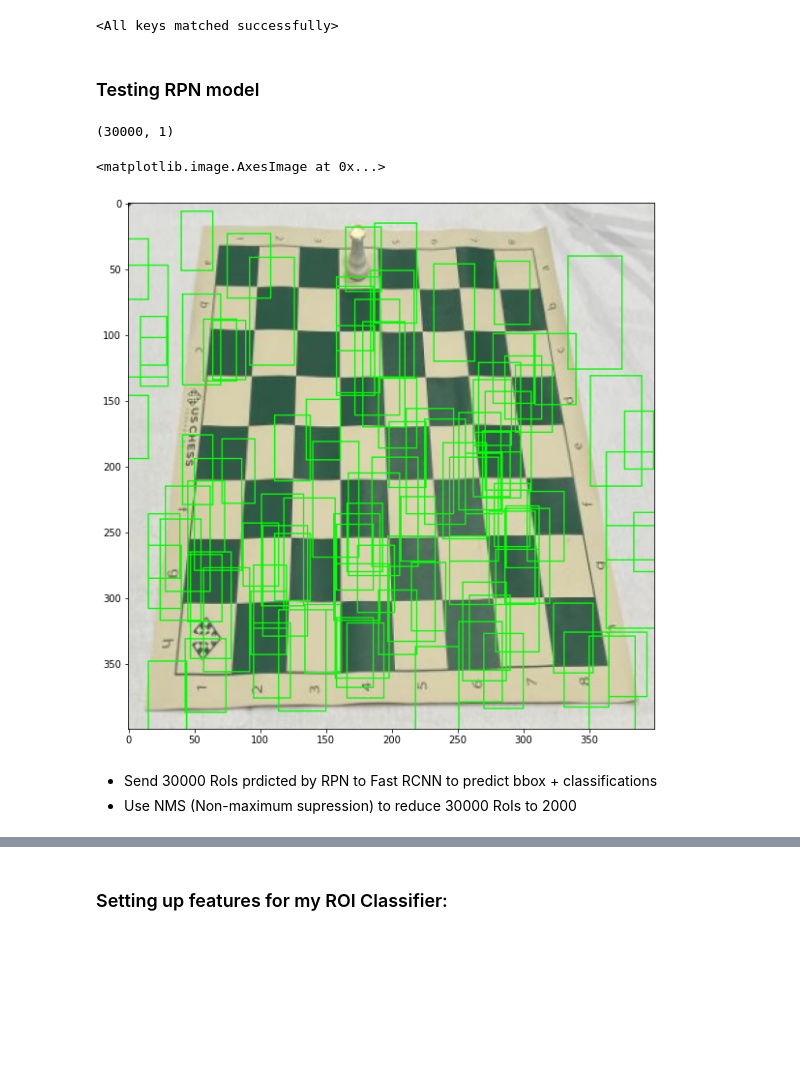
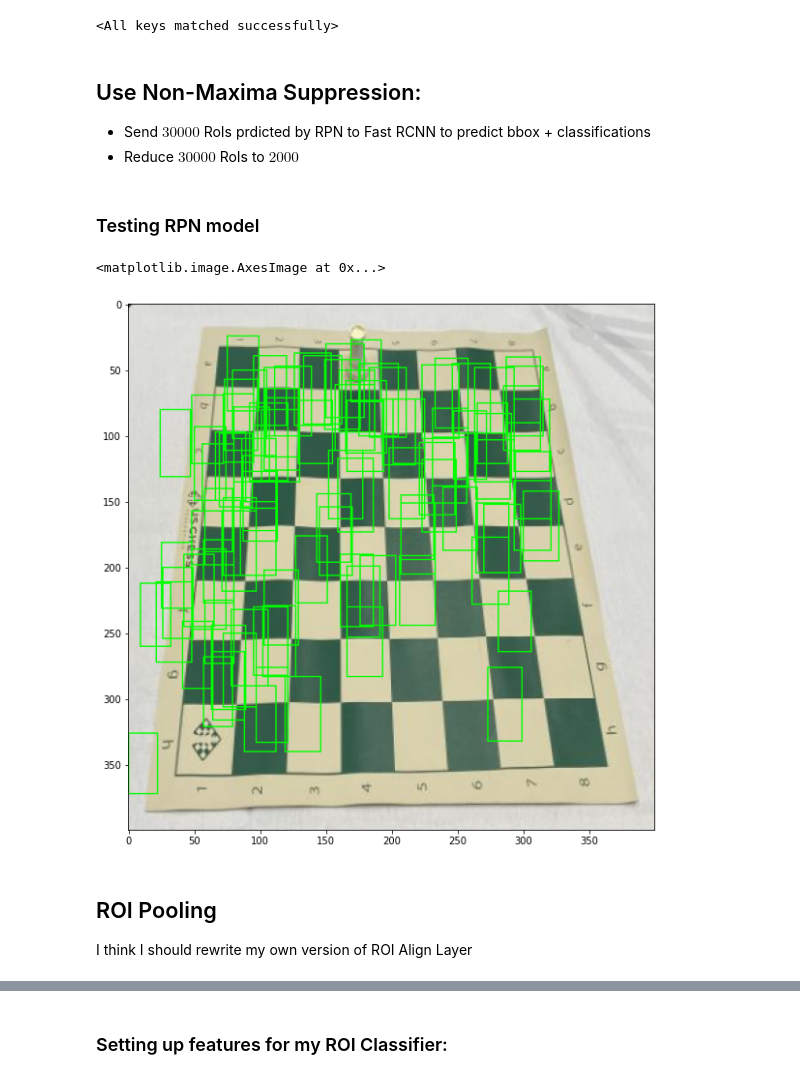
Before and after one commit to Combi2k2/Fast-RCNN-Lite, a Jupyter notebook: Fast_RCNN_Lite_v1_0_0.ipynb, the cells around one changed output, grey strips where cells are left out. Cells and saved outputs as stored; diff of their text form; code cells hidden in the pictures; blank space fills up the shorter version.

```diff
--- a/Fast_RCNN_Lite_v1_0_0.ipynb
+++ b/Fast_RCNN_Lite_v1_0_0.ipynb
@@ -316,7 +363,7 @@ test_ds = ChessDataset('/content/test')
 # %%
 num_epochs = 10
 batch_size = 10
-learning_rate = 0.01
+learning_rate = 0.005
 # %%
 train_dl = DataLoader(train_ds, batch_size, shuffle = True, num_workers = 2, pin_memory = True)
 valid_dl = DataLoader(valid_ds, batch_size, shuffle = True, num_workers = 2, pin_memory = True)
@@ -360,19 +407,18 @@ optimizer = torch.optim.SGD(RPN_model.parameters(), lr = learning_rate)
 for epoch in range(num_epochs):
     batch_index = 1
 
-    for (images, target) in train_dl:
+    for images, target in train_dl:
         images = images.to(device)
-
         outmap = fe_extractor(images)
 
         anchor_label = target[0].to(device).contiguous().view(-1)
         anchor_locs  = target[1].to(device).contiguous().view(-1, 4)
 
         #forward step
-        pred_locs, pred_label = RPN_model(outmap)
+        pred_locs, pred_score = RPN_model(outmap)
 
         pred_locs  = pred_locs.permute(0, 2, 3, 1).contiguous().view(-1, 4)
-        pred_label = pred_label.permute(0, 2, 3, 1).contiguous().view(-1, 2)
+        pred_score = pred_score.permute(0, 2, 3, 1).contiguous().view(-1, 2)
 
         pos  = anchor_label > 0
         mask = pos.unsqueeze(1).expand_as(pred_locs)
@@ -380,7 +426,7 @@ for epoch in range(num_epochs):
         pred_locs   = pred_locs[mask]
         anchor_locs = anchor_locs[mask]
 
-        rpn_cls_loss = F.cross_entropy(pred_label, anchor_label.long(), ignore_index = -1)
+        rpn_cls_loss = F.cross_entropy(pred_score, anchor_label.long(), ignore_index = -1)
         rpn_reg_loss = F.smooth_l1_loss(pred_locs, anchor_locs)
 
         rpn_total_loss = rpn_cls_loss + 5. * rpn_reg_loss
@@ -418,7 +470,7 @@ anc_width  = anchor_boxes[:, 3] - anchor_boxes[:, 1]
 anc_ctr_y = anchor_boxes[:, 0] + 0.5 * anc_height
 anc_ctr_x = anchor_boxes[:, 1] + 0.5 * anc_width
 # %%
-RPN_model = RPN_layer()
+RPN_model = RPN_layer().to(device)
 RPN_model.load_state_dict(torch.load('My_RPN.model', map_location = torch.device(device)))
 # %% [output]
 <All keys matched successfully>
@@ -424,0 +508,5 @@ RPN_model.load_state_dict(torch.load('My_RPN.model', map_location = torch.device
+# %% [markdown]
+## Use Non-Maxima Suppression:
+
+- Send $30000$ RoIs prdicted by RPN to Fast RCNN to predict bbox + classifications
+- Reduce $30000$ RoIs to $2000$
@@ -427,60 +576,32 @@ RPN_model.load_state_dict(torch.load('My_RPN.model', map_location = torch.device
 # %%
 with torch.no_grad():
     img = cv2.imread('/content/test/1c0060ef868bdc326ce5e6389cb6732f_jpg.rf.f02cd668d26a53d9bf001497992b3657.jpg')
 
+    # calculate predicted label and locs
     img_clone = Image_Prep(img)
     img_clone = img_clone.unsqueeze(0).to(device)
 
     outmap = fe_extractor(img_clone)
-    pred_locs, pred_label = RPN_model(outmap)
+    pred_locs, pred_score = RPN_model(outmap)
 
-    pred_locs  = pred_locs.permute(0, 2, 3, 1).contiguous().view(-1, 4)
-    pred_label = pred_label.permute(0, 2, 3, 1).contiguous().view(-1, 2)
+    rois = NMS_filter(pred_locs, pred_score)
 
-    pred_anchor_locs_numpy = pred_locs.cpu().data.numpy()
-
-    # The 30000 anchor boxes location and labels predicted by RPN (convert to numpy)
-    # format = (dy, dx, dh, dw)
-    dy = pred_anchor_locs_numpy[:, 0::4] # dy
-    dx = pred_anchor_locs_numpy[:, 1::4] # dx
-    dh = pred_anchor_locs_numpy[:, 2::4] # dw
-    dw = pred_anchor_locs_numpy[:, 3::4] # dh
-
-    # ctr_y = dy predicted by RPN * anchor_h + anchor_cy
-    # ctr_x similar
-    # h = exp(dh predicted by RPN) * anchor_h
-    # w similar
-    ctr_x = dx * anc_height[:, np.newaxis] + anc_ctr_x[:, np.newaxis]
-    ctr_y = dy * anc_width[:, np.newaxis] + anc_ctr_y[:, np.newaxis]
-
-    h = np.exp(dh) * anc_height[:, np.newaxis]
-    w = np.exp(dw) * anc_width[:, np.newaxis]
-    print(w.shape)
-
-    _, predictions = torch.max(pred_label, 1)
-
+    # show the bounding box of predicted boxes:
     img = cv2.cvtColor(img, cv2.IMREAD_GRAYSCALE)
     img = cv2.cvtColor(img, cv2.COLOR_RGB2BGR)
     img = cv2.resize(img, dsize = (400, 400), interpolation = cv2.INTER_AREA)
 
-    pos = np.where(predictions.cpu() > 0)[0]
-    pos = np.random.choice(pos, size = 100)
+    index = np.arange(rois.shape[0])
+    index = np.random.choice(index, size = 100, replace = False)
 
-    for i in pos:
-        x1 = int(ctr_x[i] - 0.5 * h[i])
-        y1 = int(ctr_y[i] - 0.5 * w[i])
+    rois = rois[index]
 
-        x2 = int(ctr_x[i] + 0.5 * h[i])
-        y2 = int(ctr_y[i] + 0.5 * w[i])
-
+    for i in range(rois.shape[0]):
+        x1, y1, x2, y2 = rois[i]
         cv2.rectangle(img, (x1, y1), (x2, y2), (0, 255, 0), 1)
 
 plt.figure(figsize = (10, 10))
 plt.imshow(img)
 # %% [output]
-(30000, 1)
+<matplotlib.image.AxesImage at 0x...>
-<matplotlib.image.AxesImage at 0x...>
-[figure, old version]
+[figure, new version]
-# %% [markdown]
-- Send 30000 RoIs prdicted by RPN to Fast RCNN to predict bbox + classifications
-- Use NMS (Non-maximum supression) to reduce 30000 RoIs to 2000
@@ -562,3 +608,6 @@ def RoI_filter(pred_locs, pred_score):
+# %% [markdown]
+## ROI Pooling
+I think I should rewrite my own version of ROI Align Layer
 # %%
 dsize = (10, 10)
 adaptive_max_pool = nn.AdaptiveMaxPool2d(*dsize)
```
Also changed, not shown: parts of 29 cells of this notebook, 12 other files.
